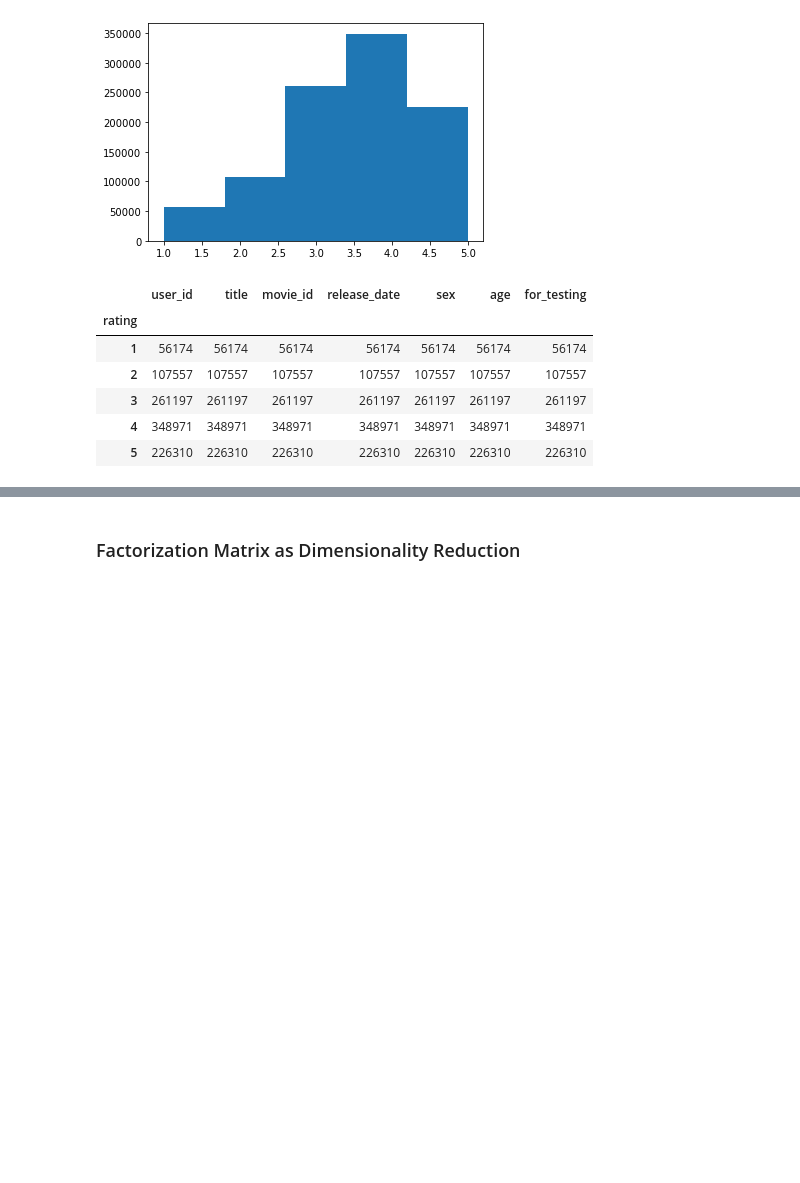
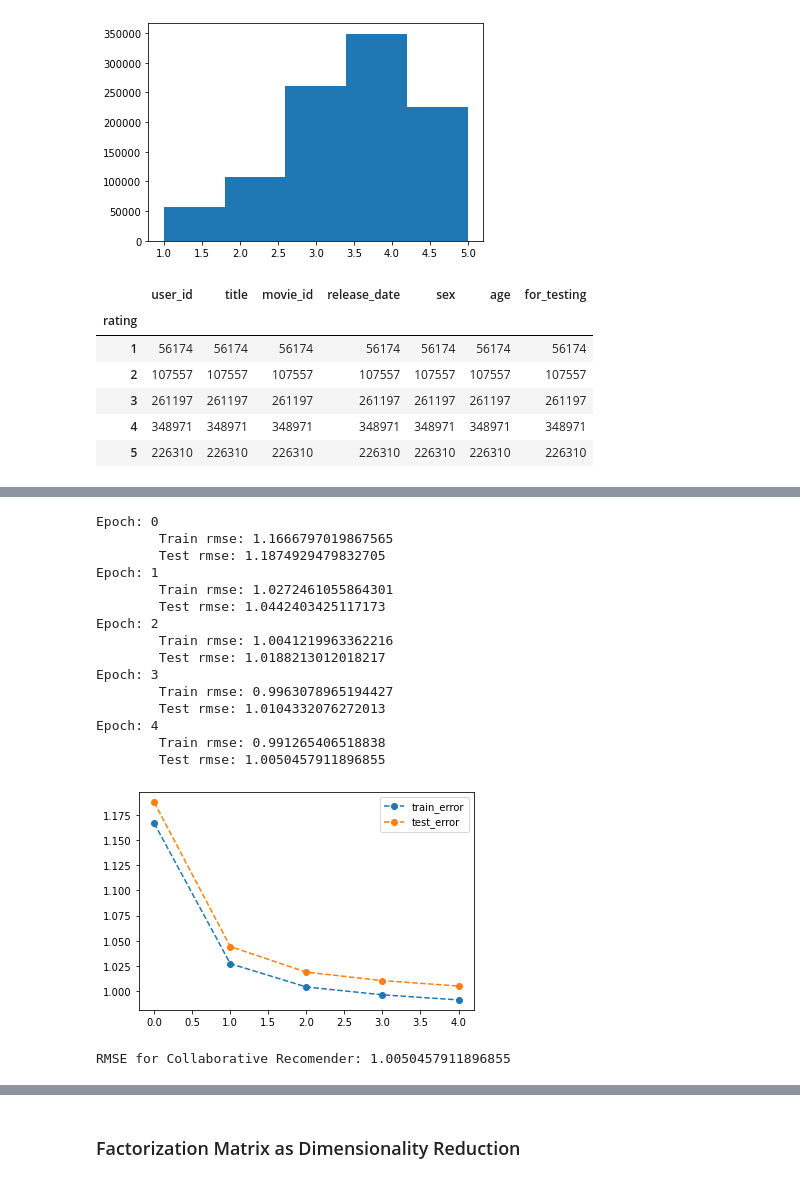
Before and after one commit to ssegui/recsysMaster2020, a Jupyter notebook: notebooks/Lesson4_Factorization_Models.ipynb, the cells around one changed output, grey strips where cells are left out. Saved outputs shown, nothing was run; the diff lists cells and outputs as text; code cells hidden in the pictures; blank space fills up the shorter version.

```diff
--- a/notebooks/Lesson4_Factorization_Models.ipynb
+++ b/notebooks/Lesson4_Factorization_Models.ipynb
@@ -93,0 +316,22 @@ data.groupby(by='rating').count()
+# %%
+reco = RecSys_vanilla_mf(data_train,num_components=5)
+reco.fit(n_epochs = 5,learning_rate=0.01)
+print('RMSE for Collaborative Recomender: %s' % evaluate(reco.predict,data_train,data_test))
+# %% [output]
+Epoch: 0
+        Train rmse: 1.1666797019867565
+        Test rmse: 1.1874929479832705
+Epoch: 1
+        Train rmse: 1.0272461055864301
+        Test rmse: 1.0442403425117173
+Epoch: 2
+        Train rmse: 1.0041219963362216
+        Test rmse: 1.0188213012018217
+Epoch: 3
+        Train rmse: 0.9963078965194427
+        Test rmse: 1.0104332076272013
+Epoch: 4
+        Train rmse: 0.991265406518838
+        Test rmse: 1.0050457911896855
+[figure, added]
+RMSE for Collaborative Recomender: 1.0050457911896855
```
Also changed, not shown: parts of 40 cells of this notebook.
